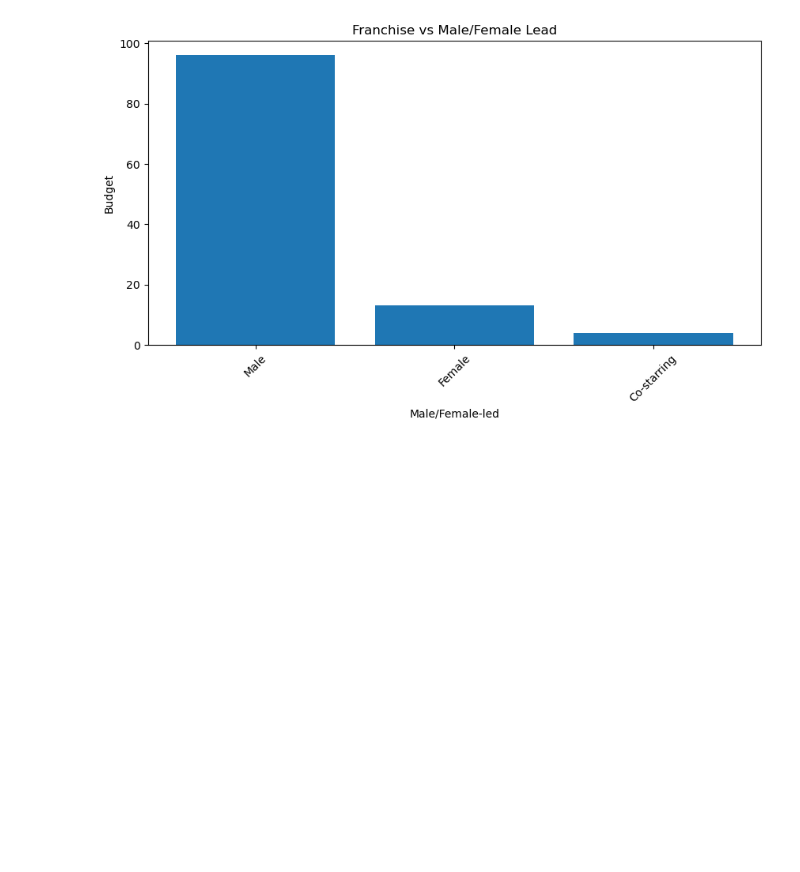
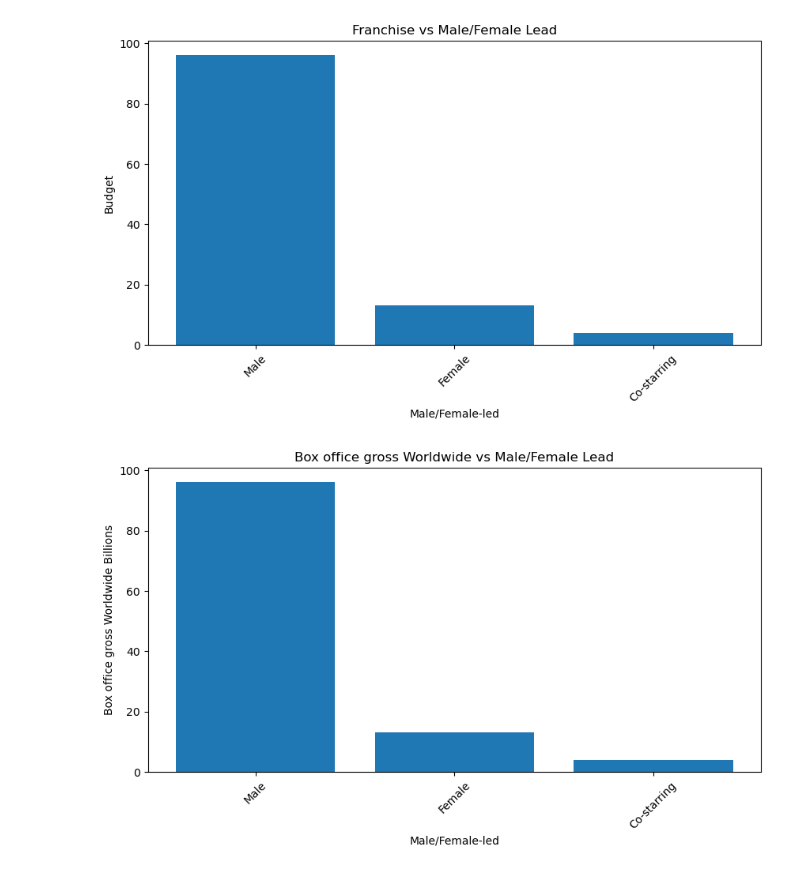
Before and after one commit to Nathan-Savage/project1, a Jupyter notebook: NA_Project1_notebook.ipynb, the cells around one changed output. Drawn from its saved outputs; the diff is of its cells as text; code cells hidden in the pictures; blank space fills up the shorter version.

```diff
--- a/NA_Project1_notebook.ipynb
+++ b/NA_Project1_notebook.ipynb
@@ -128,2 +131,14 @@ plt.show()
 # %% [output]
 [figure]
+# %%
+#generate bar chart VISUALIZATION #3 - Box Office Worldwide Profit vs male/female
+male_vs_female_pyplot = grouped_movies_rename['Male/Female-led'].value_counts()
+plt.figure(figsize=(10, 5))
+plt.bar(male_vs_female_pyplot.index, male_vs_female_pyplot.values)
+plt.xlabel('Male/Female-led')
+plt.ylabel('Box office gross Worldwide Billions')
+plt.title('Box office gross Worldwide vs Male/Female Lead')
+plt.xticks(rotation=45)
+plt.show()
+# %% [output]
+[figure, added]
```
Also changed, not shown: parts of 3 cells of this notebook.
